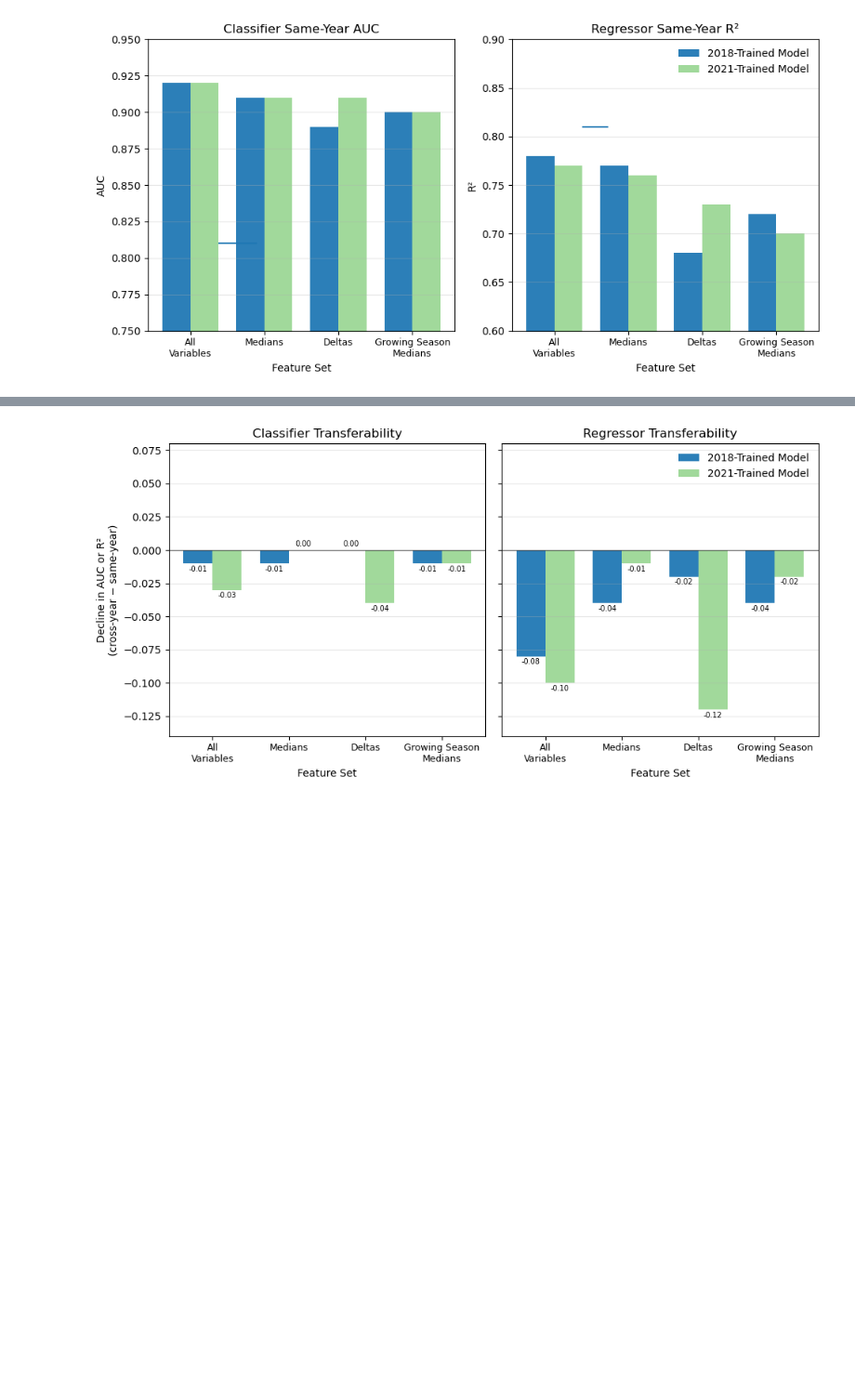
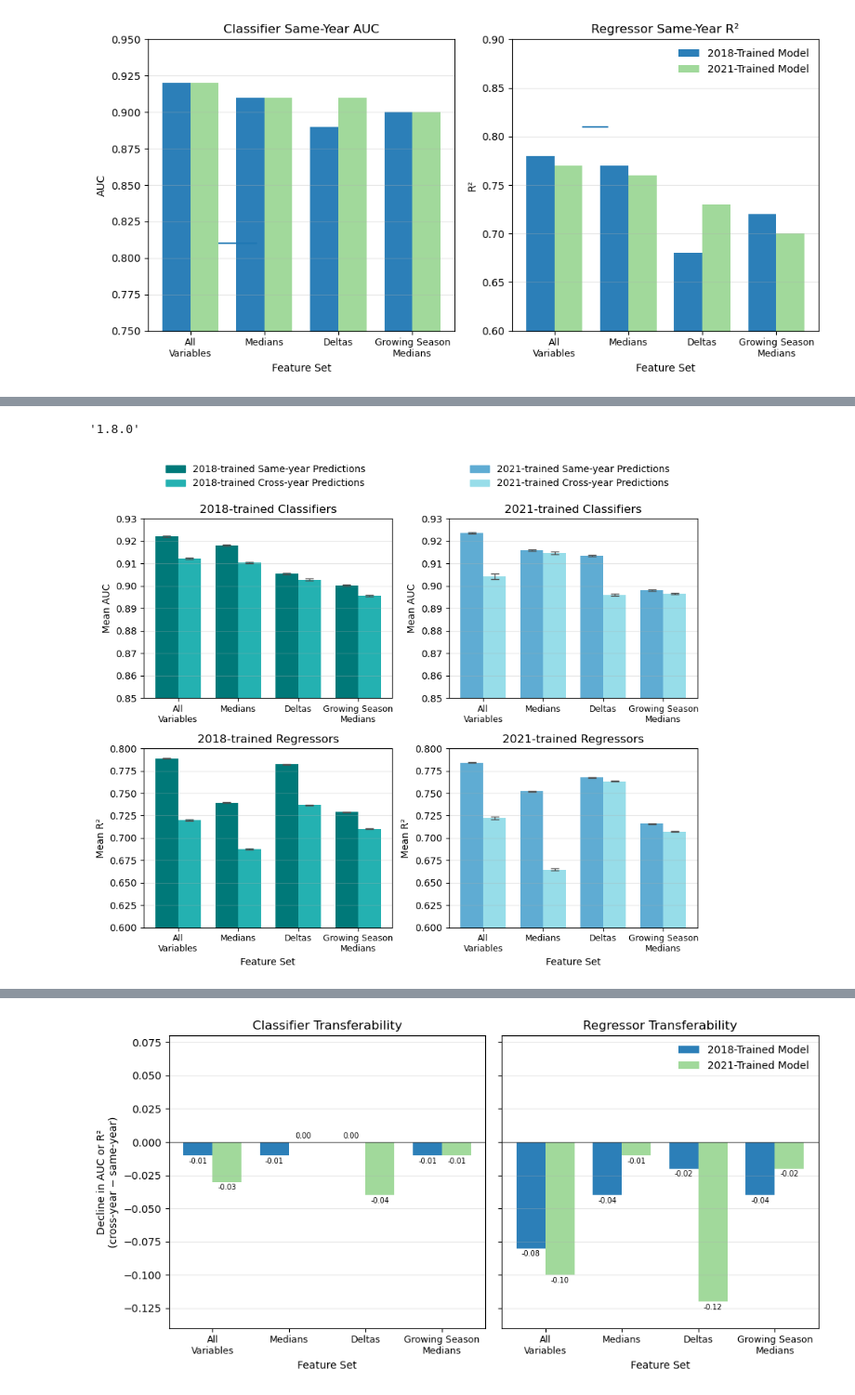
Before and after one commit to rosehanuy/nyc-tree-canopy, a Jupyter notebook: train_model_v2.ipynb, the cells around one changed output, grey strips where cells are left out. Shown at 93% size. Saved outputs shown, nothing was run; the diff lists cells and outputs as text; code cells hidden in the pictures; blank space fills up the shorter version.

```diff
--- a/train_model_v2.ipynb
+++ b/train_model_v2.ipynb
@@ -306 +433,65 @@ plt.tight_layout()
+# %%
+import sklearn
+sklearn.__version__
+# %% [output]
+'1.8.0'
+# %%
+feature_sets = ['All\nVariables','Medians','Deltas','Growing Season\nMedians']
+
+fig, axes = plt.subplots(2,2,figsize=(9,7))
+axes = axes.ravel()
+
+x, w = np.arange(len(feature_sets)), 0.38
+
+for i, (data,title,ylim,colors,label) in enumerate(result_dfs):
+    ax = axes[i]
+
+    same = data['sameyear']
+    same_err = data['sameyear_std']
+    cross =data['otheryear']
+    cross_err = data['otheryear_std']
+    ax.grid(axis='y', alpha=0.3)
+    ax.bar(x - w/2, same, w, color=colors[0],label=f'Same-year predictions')
+    ax.errorbar(x - w/2, same, yerr=same_err, fmt='none', ecolor='0.3', elinewidth=1,capsize=4,capthick=1)
+    ax.bar(x + w/2, cross, w, color=colors[1], label=f'Cross-year predictions')
+    ax.errorbar(x + w/2, cross, yerr=cross_err, fmt='none', ecolor='0.3', elinewidth=1,capsize=4,capthick=1)
+    ax.set_ylim(*ylim)
+    ax.set_title(title)
+    if i > 1:
+        ax.set_xlabel('Feature Set')
+    ax.set_ylabel(label)
+
+
+custom_handles1 = [
+Patch(color=colors_18[0], label='2018-trained Same-year Predictions'),
+Patch(color=colors_18[1], label='2018-trained Cross-year Predictions')]
+labels1 = [h.get_label() for h in custom_handles1]
+
+custom_handles2 = [
+Patch(color=colors_21[0], label='2021-trained Same-year Predictions'),
+Patch(color=colors_21[1], label='2021-trained Cross-year Predictions')]
+labels2 = [h.get_label() for h in custom_handles2]
+
+fig.legend(custom_handles1, labels1, loc='upper center', ncol=1, frameon=False, bbox_to_anchor=(0.28, 1.08))
+fig.legend(custom_handles2, labels2, loc='upper center', ncol=1, frameon=False, bbox_to_anchor=(0.77, 1.08))
+for ax in axes:
+    ax.set_xticks(x)
+    ax.set_xticklabels(feature_sets, fontsize=9, ha='center')
+plt.tight_layout()
+
+
+### very small standard devations show that the differences between feature sets is real and not algorithm noise
+
+## all classifiers perform well. between 0.89 and 0.92.
+
+### regressors: deltas show best transferability both years. possibly because deltas capture relative change. medians may vary due to cooler or warmer temperatures, or more or less precipitation, but the relative difference between seasons may stay more consistent. therefore, deltas are robust to uniform climate shifts while medians are not.
+## could it also mitigate inconsistency in number/timing of data acquisition?
+# would need a third year of reference data to fully test this.
+# also visualization of the stability of deltas v medians year to year would be useful.
+
+## feature importance shows that spring delta tdvi is most important in all_vars and deltas for both years
+
+## most robust version of the pipeline would composite based on growing degree days, not calendar windows, to ensure the same phenological stage is captured each year.
+# %% [output]
+[figure, added]
 # %%
```
Also changed, not shown: parts of 16 cells of this notebook, 1 other file.
